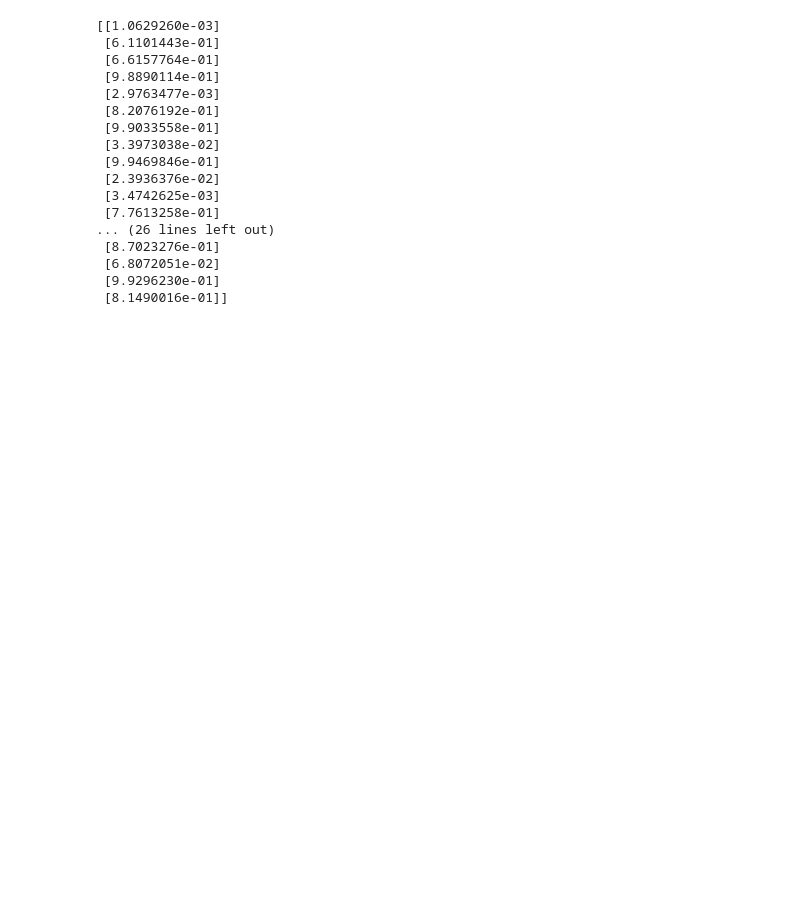
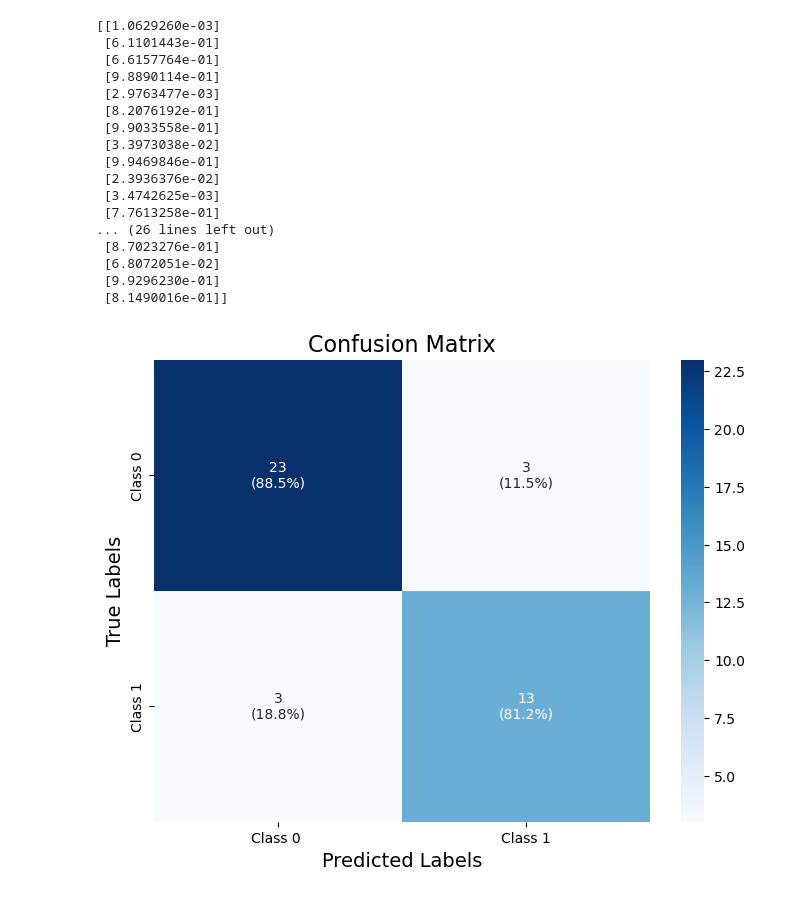
Before and after one commit to Malinda1/Rock_and_mine_prediction_through_neural_network, a Jupyter notebook: Rock_and_Mine_prediction.ipynb, the cells around one changed output. Drawn from its saved outputs; the diff is of its cells as text; code cells hidden in the pictures; blank space fills up the shorter version.

```diff
--- a/Rock_and_Mine_prediction.ipynb
+++ b/Rock_and_Mine_prediction.ipynb
@@ -475,3 +475,27 @@ print(y_preds)
  [6.8072051e-02]
  [9.9296230e-01]
  [8.1490016e-01]]
+# %%
+from sklearn.metrics import confusion_matrix
+
+# Convert the confusion matrix
+cm = confusion_matrix(y_test, tf.round(y_preds))
+
+# Calculate the percentage
+cm_percent = cm.astype('float') / cm.sum(axis = 1)[:, np.newaxis] * 100
+
+# Combination integer value and percentages
+labels = np.array([[f'{int(val)}\n({val_percent:.1f}%)'
+                   for val, val_percent in zip(row, percent_row)]
+                   for row, percent_row in zip(cm, cm_percent)])
+
+# Create a heatmap
+
+plt.figure(figsize=(8, 6))
+sns.heatmap(cm, annot=labels, fmt='', cmap='Blues', cbar='False', xticklabels=['Class 0 ', 'Class 1'], yticklabels=['Class 0', 'Class 1'])
+plt.xlabel("Predicted Labels", fontsize = 14)
+plt.ylabel("True Labels", fontsize = 14)
+plt.title("Confusion Matrix", fontsize = 16)
+plt.show()
+# %% [output]
+[figure, added]
```
